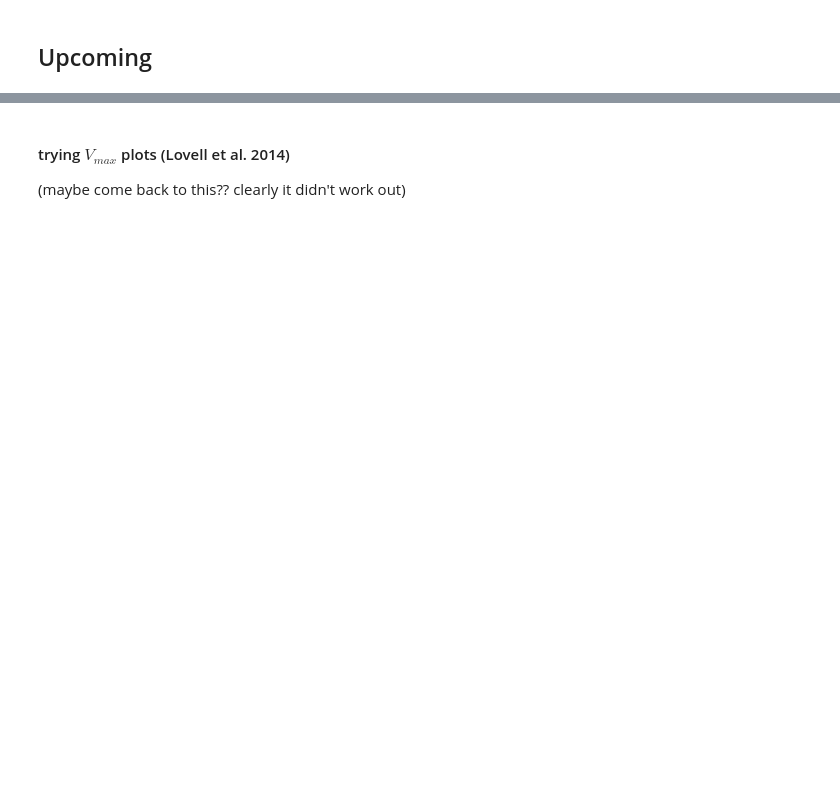
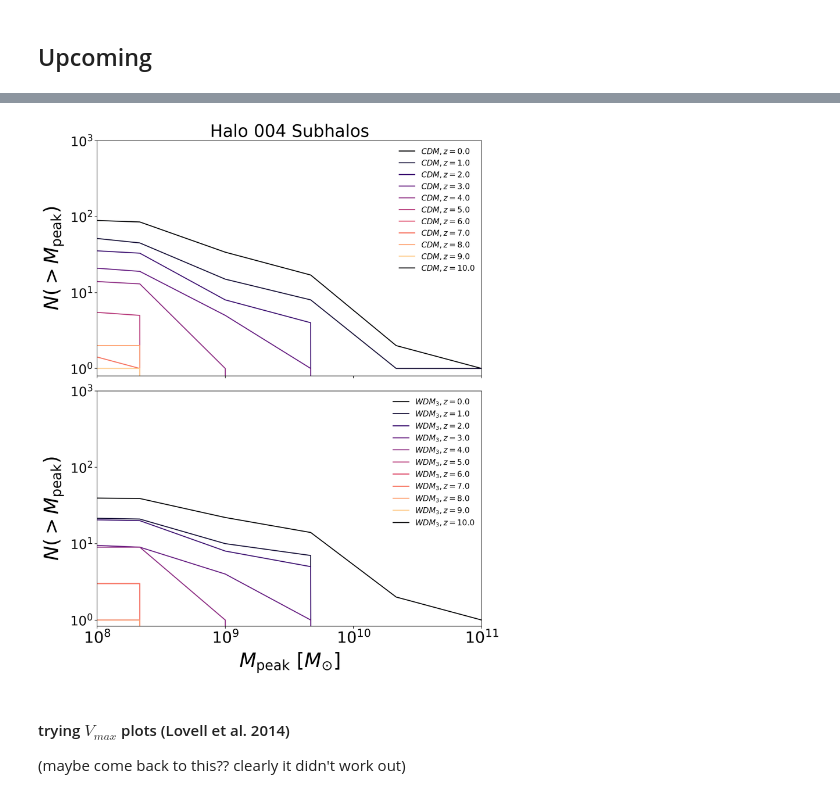
Before and after one commit to theotherlogan/nsbp-2023, a Jupyter notebook: notebooks/w3_work.ipynb, the cells around one changed output, grey strips where cells are left out. Drawn from its saved outputs; the diff is of its cells as text; code cells hidden in the pictures; blank space fills up the shorter version.

Commit message:
redshift limit test plots

```diff
--- a/notebooks/w3_work.ipynb
+++ b/notebooks/w3_work.ipynb
@@ -31,3 +35,71 @@ Intel MKL WARNING: Support of Intel(R) Streaming SIMD Extensions 4.2 (Intel(R) S
+# %%
+with open("../data/sim_data.bin", "rb") as f:
+    sim_data = pickle.load(f, encoding='latin1')
+# %%
+#...... cold dark matter
+model = 'cdm'
+halo_num = 'Halo004'
+
+cdm = hlist(PATH='../data', halo_num='', model=model)
+cdm.load_hlists()
+cdm.hmb = sim_data[halo_num][model][0]
+
+#...... warm dark matter, 3 keV
+model = 'wdm_3'
+wdm = hlist(PATH='../data', halo_num='', model=model)
+wdm.load_hlists()
+wdm.hmb = sim_data[halo_num][model][0]
+
+redshifts = np.linspace(0, 10, 11) # redshifts up to z = 10, spaced evenly
+
+#....... setting up the plot
+f, ax = plt.subplots(2,1, sharex='col', sharey='row', figsize=(10,12))
+bins = np.linspace(5,11,10)
+
+#....... fancy color things
+n = 10 # no. of colors
+new_colors = [plt.get_cmap('magma')(1. * i/n) for i in range(n)]
+
+plt.rc('axes', prop_cycle=(cycler('color', new_colors)))
+
+
+#....... cycling through redshifts to plot
+for z in redshifts:
+    x, y = cdm.shmf_plottables(z)
+    ax[0].plot(x, y,label=f'$CDM, z={z}$')
+
+    x, y = wdm.shmf_plottables(z)
+    ax[1].plot(x, y,label=f'$WDM_3, z={z}$')
+
+
+#....... formatting, etc.
+
+ax[0].set_title(r'$\mathrm{Halo\ 004\ Subhalos}$',fontsize=26)
+ax[0].set_yscale('log')
+ax[0].set_yticks([1,10,100,1000])
+ax[0].set_yticklabels([r'$10^0$',r'$10^1$',r'$10^2$',r'$10^3$'], fontsize=20)
+ax[0].legend(loc=1, ncol=1, prop={'size':12}, frameon=False)
+ax[0].set_ylabel(r'$N(>M_{\rm{peak}})$',fontsize=30,labelpad=8)
+ax[0].minorticks_off()
+ax[0].set_xlim(8,11)
+
+ax[1].set_xticks([8,9,10,11])
+ax[1].set_xticklabels([r'$10^8$',r'$10^9$',r'$10^{10}$',r'$10^{11}$'], fontsize=24)
+ax[1].set_yscale('log')
+ax[1].set_yticks([1,10,100,1000])
+ax[1].set_yticklabels([r'$10^0$',r'$10^1$',r'$10^2$',r'$10^3$'], fontsize=20)
+ax[1].legend(loc=1, ncol=1, prop={'size':12}, frameon=False)
+ax[1].set_xlabel(r'$M_{\rm{peak}}\ [M_{\mathrm{\odot}}]$',fontsize=30,labelpad=8)
+ax[1].set_ylabel(r'$N(>M_{\rm{peak}})$',fontsize=30,labelpad=8)
+ax[1].tick_params(axis='x', which='minor', bottom=False)
+ax[1].minorticks_off()
+
+###
+
+plt.tight_layout()
+plt.show()
+# %% [output]
+[figure, added]
 # %% [markdown]
 #### trying $V_{max}$ plots (Lovell et al. 2014)
 (maybe come back to this?? clearly it didn't work out)
```
Also changed, not shown: parts of 3 cells of this notebook.
